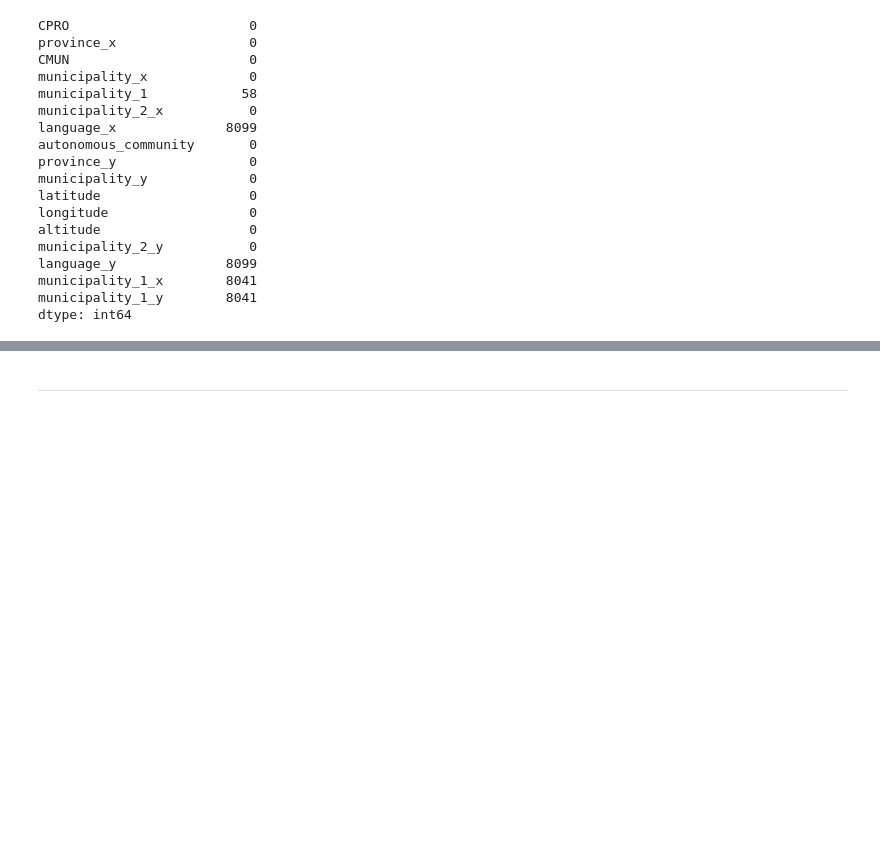
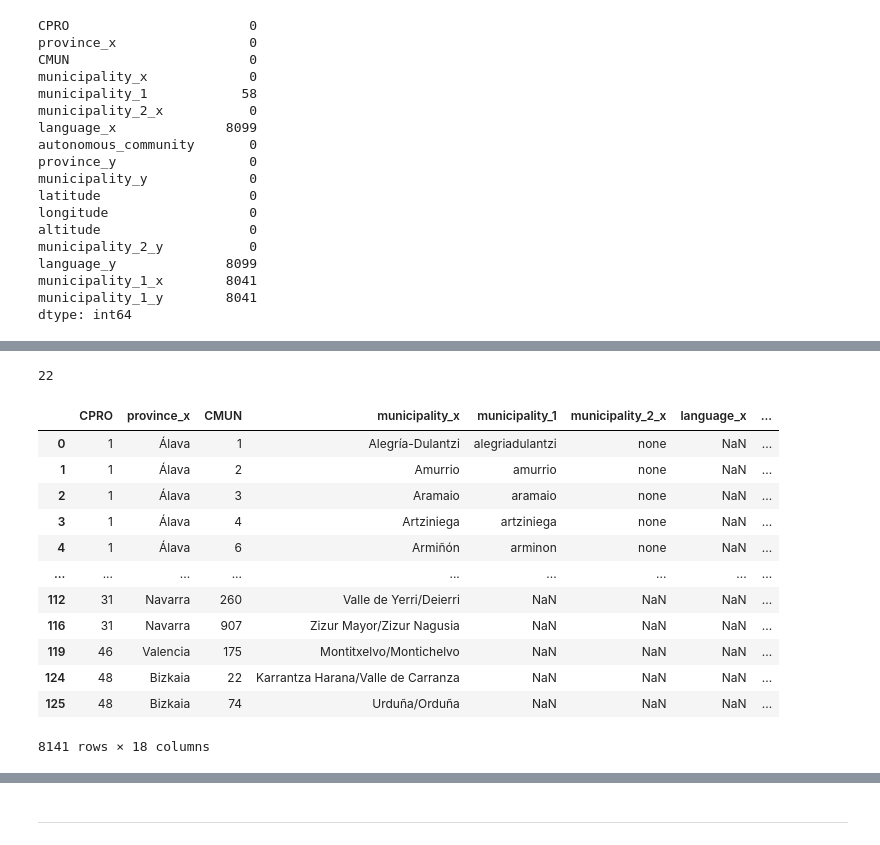
Before and after one commit to marimoysan/ml-pueblos, a Jupyter notebook: notebooks/eda_municipalities_coordinates.ipynb, the cells around one changed output, grey strips where cells are left out. Cells and saved outputs as stored; diff of their text form; code cells hidden in the pictures; blank space fills up the shorter version.

```diff
--- a/notebooks/eda_municipalities_coordinates.ipynb
+++ b/notebooks/eda_municipalities_coordinates.ipynb
@@ -210,4 +227,24 @@ KeyboardInterrupt:
 merge_4 = merge_4.dropna(subset=['latitude'])
 # %%
 # Concatenate results and drop duplicates
-merged_df = pd.concat([merge_1, merge_2, merge_3, merge_4])
+merged_df = pd.concat([merged_df, merge_4])
+# %%
+merged_df.duplicated().sum()
+# %% [output]
+22
+# %%
+merged_df.drop_duplicates()
+# %% [output]
+|  | CPRO | province_x | CMUN | municipality_x | municipality_1 | municipality_2_x | language_x | ... |
+| 0 | 1 | Álava | 1 | Alegría-Dulantzi | alegriadulantzi | none | NaN | ... |
+| 1 | 1 | Álava | 2 | Amurrio | amurrio | none | NaN | ... |
+| 2 | 1 | Álava | 3 | Aramaio | aramaio | none | NaN | ... |
+| 3 | 1 | Álava | 4 | Artziniega | artziniega | none | NaN | ... |
+| 4 | 1 | Álava | 6 | Armiñón | arminon | none | NaN | ... |
+| ... | ... | ... | ... | ... | ... | ... | ... | ... |
+| 112 | 31 | Navarra | 260 | Valle de Yerri/Deierri | NaN | NaN | NaN | ... |
+| 116 | 31 | Navarra | 907 | Zizur Mayor/Zizur Nagusia | NaN | NaN | NaN | ... |
+| 119 | 46 | Valencia | 175 | Montitxelvo/Montichelvo | NaN | NaN | NaN | ... |
+| 124 | 48 | Bizkaia | 22 | Karrantza Harana/Valle de Carranza | NaN | NaN | NaN | ... |
+| 125 | 48 | Bizkaia | 74 | Urduña/Orduña | NaN | NaN | NaN | ... |
+8141 rows × 18 columns
```
Also changed, not shown: parts of 73 cells of this notebook.
